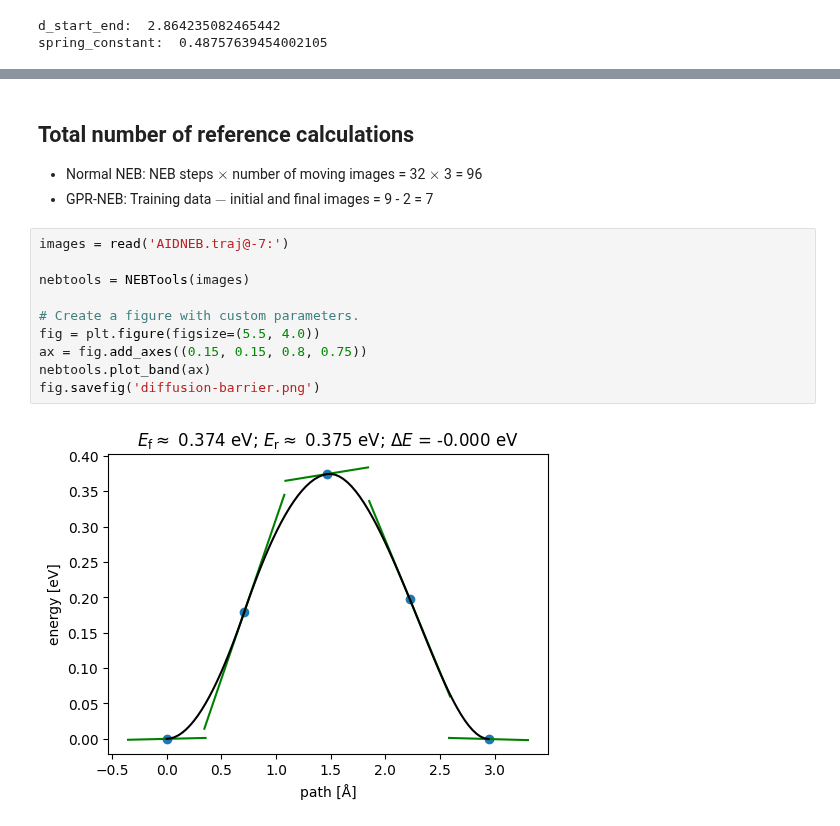
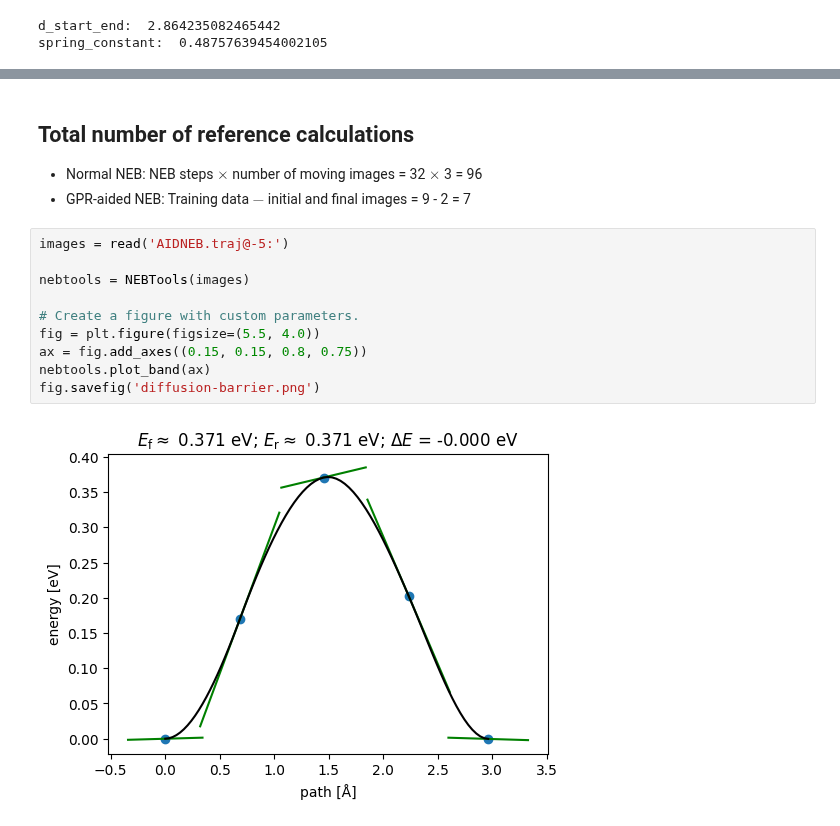
Before and after one commit to atomisticnet/aenet-gpr, a Jupyter notebook: tutorial/tutorial_python_GPR-NEB.ipynb, the cells around one changed output, grey strips where cells are left out. Cells and saved outputs as stored; diff of their text form.

```diff
--- a/tutorial/tutorial_python_GPR-NEB.ipynb
+++ b/tutorial/tutorial_python_GPR-NEB.ipynb
@@ -242,16 +242,16 @@ FIRE:    5 17:47:46        3.633345        0.456540
 ## Total number of reference calculations
 
 - Normal NEB: NEB steps $\times$ number of moving images = 32 $\times$ 3 = 96
-- GPR-NEB: Training data $-$ initial and final images = 9 - 2 = 7
+- GPR-aided NEB: Training data $-$ initial and final images = 9 - 2 = 7
 # %%
-images = read('AIDNEB.traj@-7:')
+images = read('AIDNEB.traj@-5:')
 
 nebtools = NEBTools(images)
 
 # Create a figure with custom parameters.
 fig = plt.figure(figsize=(5.5, 4.0))
 ax = fig.add_axes((0.15, 0.15, 0.8, 0.75))
 nebtools.plot_band(ax)
 fig.savefig('diffusion-barrier.png')
 # %% [output]
-[figure, old version]
+[figure, new version]
```
Also changed, not shown: parts of 5 cells of this notebook.
